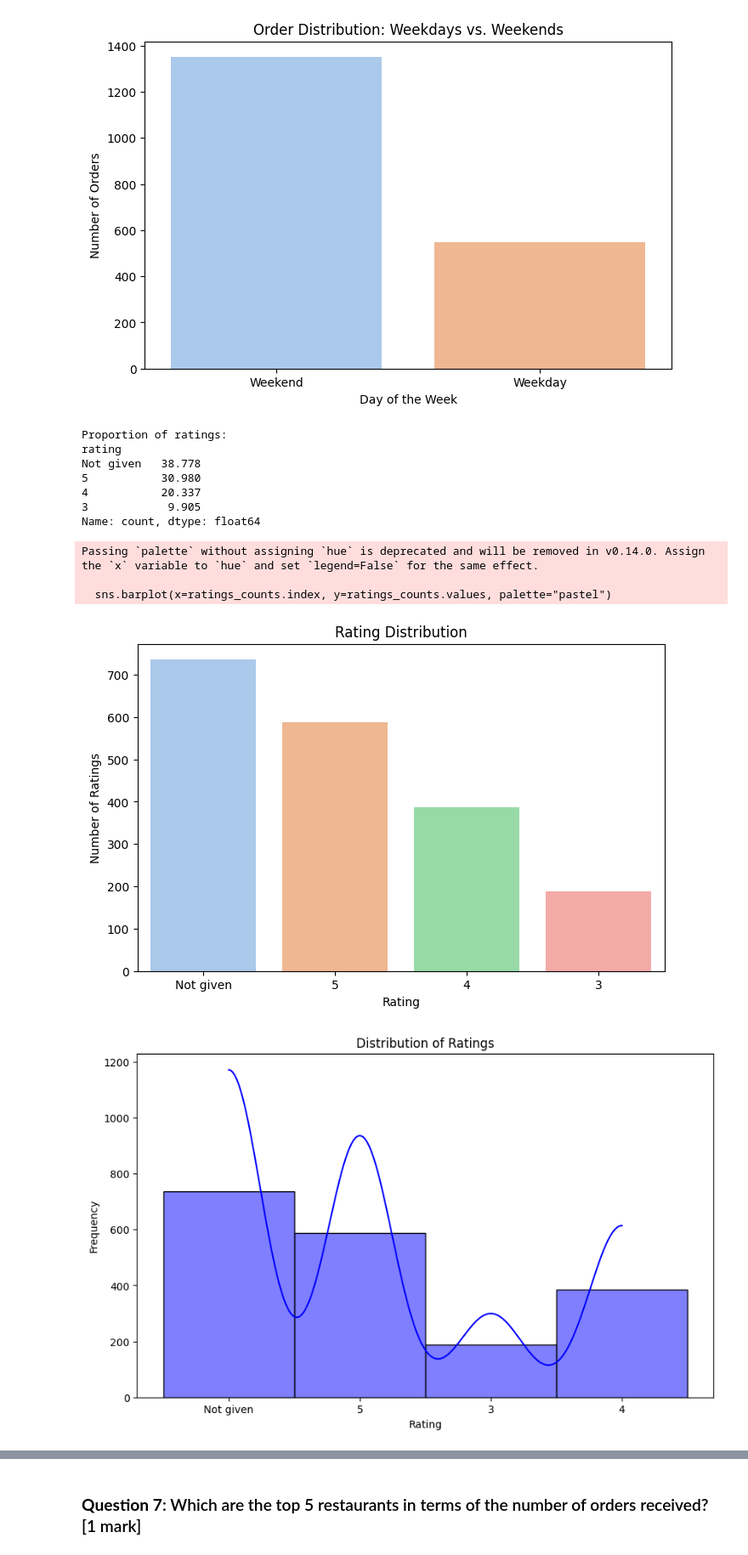
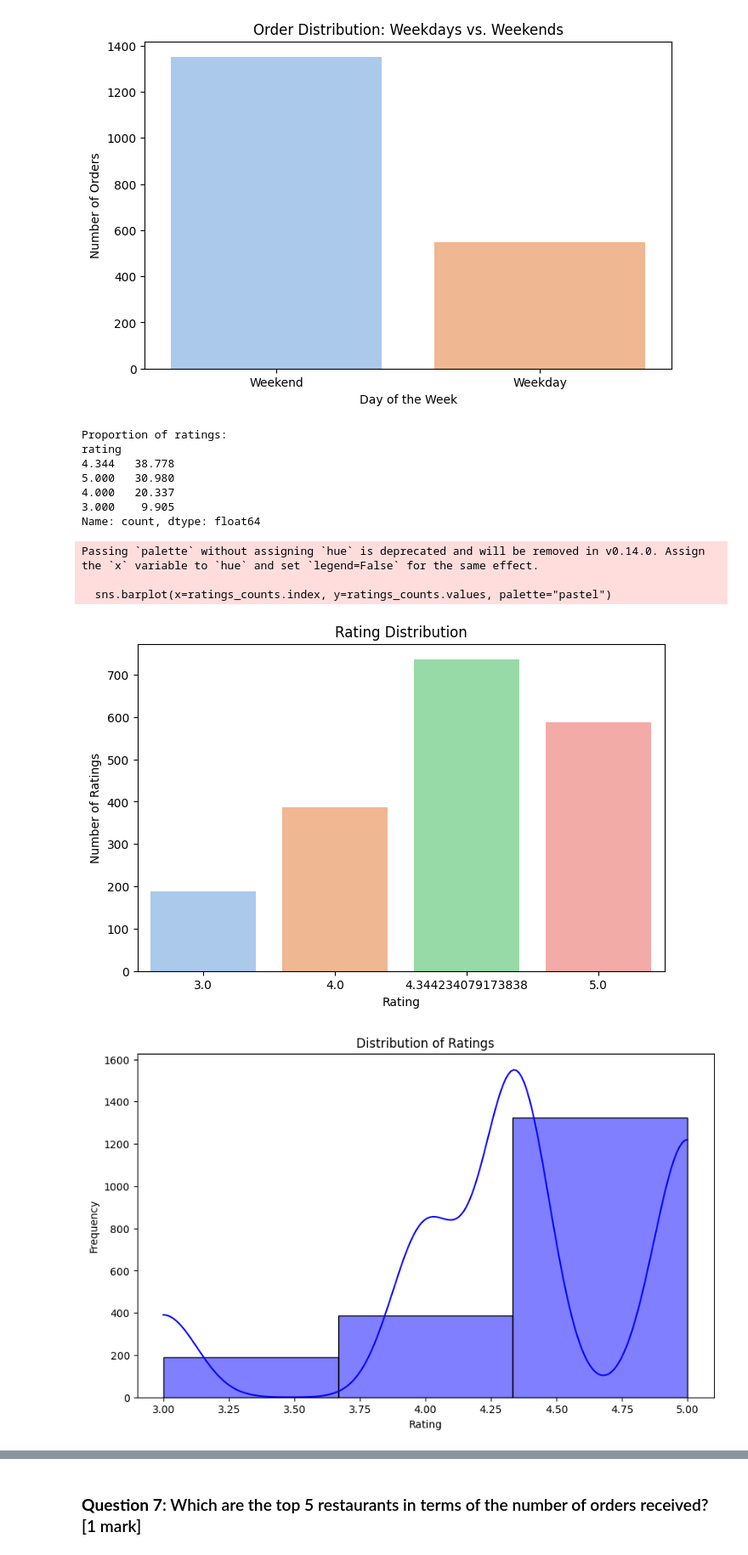
Before and after one commit to doshimihir07/python_colab, a Jupyter notebook: Learner_Notebook_Full_Code.ipynb, the cells around one changed output, grey strips where cells are left out. Shown at 85% size. Saved outputs shown, nothing was run; the diff lists cells and outputs as text; code cells hidden in the pictures.

```diff
--- a/Learner_Notebook_Full_Code.ipynb
+++ b/Learner_Notebook_Full_Code.ipynb
@@ -131,0 +107,19 @@ dtype: int64
+# %%
+# Write your code here
+print(df.isnull().sum())
+
+df['rating'].unique()
+
+
+## Starting with checking the variables and unique values
+df['rating'].unique()
+# replacing values with nan where rating is not provided
+df['rating'] = df['rating'].replace(['Not given'],np.nan)
+df['rating'] = df['rating'].astype('float') # converting to float type from string type
+df['rating'].unique() # confirming by checking unique values
+
+# Impute missing values based on the average rating
+df['rating'] = df['rating'].fillna(df['rating'].mean())
+
+# Check if any resturant still has missing rating
+df[df['rating'].isnull()]
@@ -248,7 +241,6 @@ plt.ylabel('Order Frequency')
 plt.xticks(rotation=90)  # Rotate x-axis labels for better visibility
 plt.show()
 
-df.drop('order_frequency',axis=1,inplace=True)
 
 ## Observation 1 : Most customers order only once,some order twice, so not a lot of return customers.
 ## Observation 2 : customer_id 52832 placed most orders (13 orders), followed by customer_id 47440
@@ -393,40 +385,41 @@ Passing `palette` without assigning `hue` is deprecated and will be removed in v
 # %%
 ## Univariant analysis of rating
 ratings_counts = df['rating'].value_counts()
 
 total_ratings = ratings_counts.sum()
 proportions = (ratings_counts / total_ratings) * 100
 print("Proportion of ratings:")
 print(proportions)
 
 plt.figure(figsize=(8, 5))
 sns.barplot(x=ratings_counts.index, y=ratings_counts.values, palette="pastel")
 plt.title("Rating Distribution")
 plt.xlabel("Rating")
 plt.ylabel("Number of Ratings")
 
 plt.figure(figsize=(10, 6))
-sns.histplot(df['rating'], bins=10, kde=True, color='blue')
+sns.histplot(df['rating'], bins=3, kde=True, color='blue')
 plt.title('Distribution of Ratings')
 plt.xlabel('Rating')
 plt.ylabel('Frequency')
 plt.show()
 
 
-# Observation 1: for 38% of the orders there was no rating, 30% had rating of 5 and worst rating was 3 with 9.9% giving that rating.
+# Observation 1: for 38% of the orders there was no rating which were imputed with mean of 4.344
+# Observation 2: 30% had rating of 5 and worst rating was 3 with 9.9% giving that rating.
 # %% [output]
 Proportion of ratings:
 rating
-Not given   38.778
-5           30.980
-4           20.337
-3            9.905
+4.344   38.778
+5.000   30.980
+4.000   20.337
+3.000    9.905
 Name: count, dtype: float64
 Passing `palette` without assigning `hue` is deprecated and will be removed in v0.14.0. Assign the `x` variable to `hue` and set `legend=False` for the same effect.
 
   sns.barplot(x=ratings_counts.index, y=ratings_counts.values, palette="pastel")
-[figure, old version]
+[figure, new version]
-[figure, old version]
+[figure, new version]
 # %%
 ## Univariant analysis of food_preparation_time
 
```
Also changed, not shown: parts of 68 cells of this notebook.
